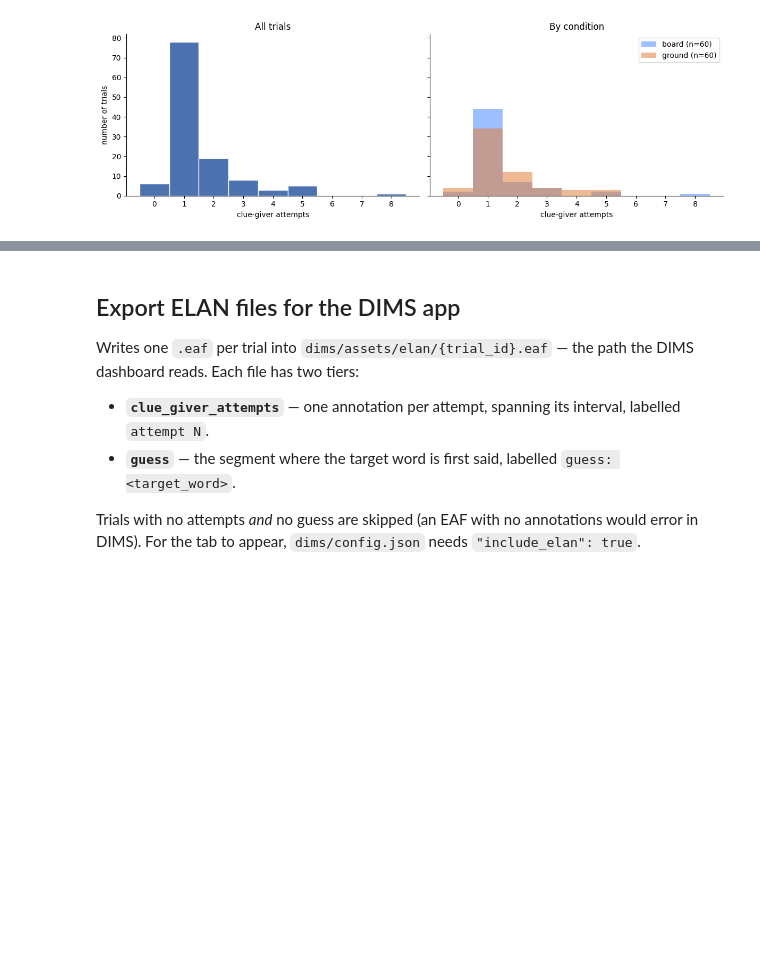
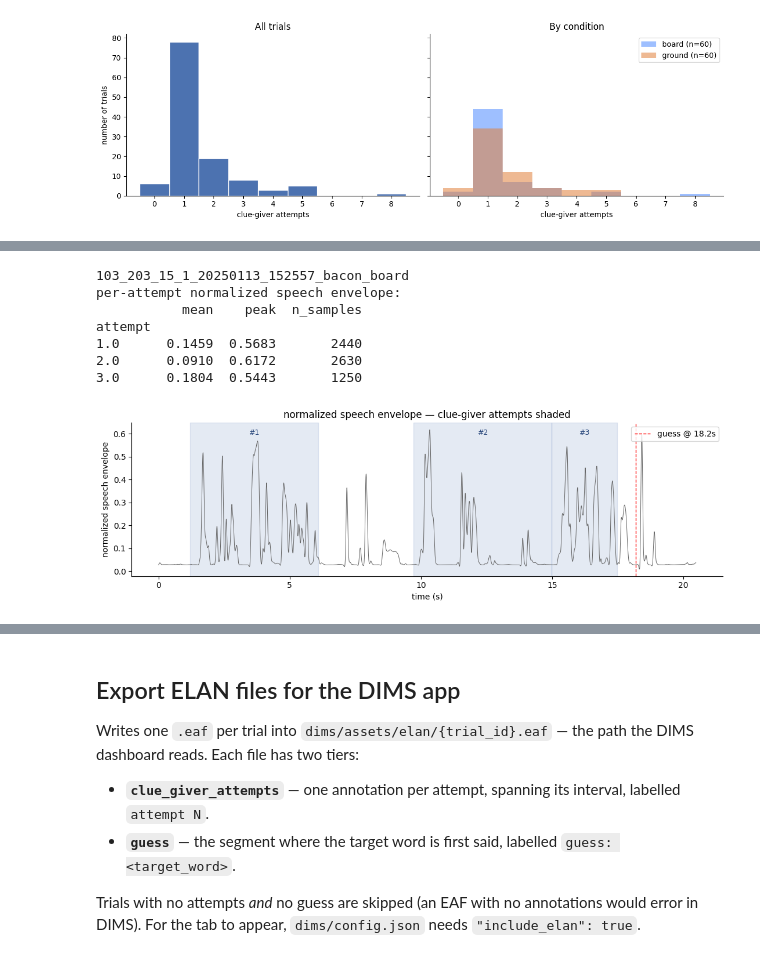
Before and after one commit to annlmphogenhuis/orangediamond, a Jupyter notebook: turntaking_attempts.ipynb, the cells around one changed output, grey strips where cells are left out. Saved outputs shown, nothing was run; the diff lists cells and outputs as text; code cells hidden in the pictures; blank space fills up the shorter version.

Commit message:
turntaking_attempts

```diff
--- a/turntaking_attempts.ipynb
+++ b/turntaking_attempts.ipynb
@@ -255,0 +310,15 @@ attempt
+# %%
+# --- demo 2: normalized speech envelope, same function ---------------------
+env_tagged, env_stats = plot_by_attempts(DEMO_TRIAL, speech_envelope(DEMO_TRIAL),
+                                         "time", "envelope_norm", time_unit="ms",
+                                         label="normalized speech envelope", lw=0.7)
+plt.show()
+# %% [output]
+103_203_15_1_20250113_152557_bacon_board
+per-attempt normalized speech envelope:
+           mean    peak  n_samples
+attempt
+1.0      0.1459  0.5683       2440
+2.0      0.0910  0.6172       2630
+3.0      0.1804  0.5443       1250
+[figure, added]
```
Also changed, not shown: parts of 17 cells of this notebook, 13 other files.
